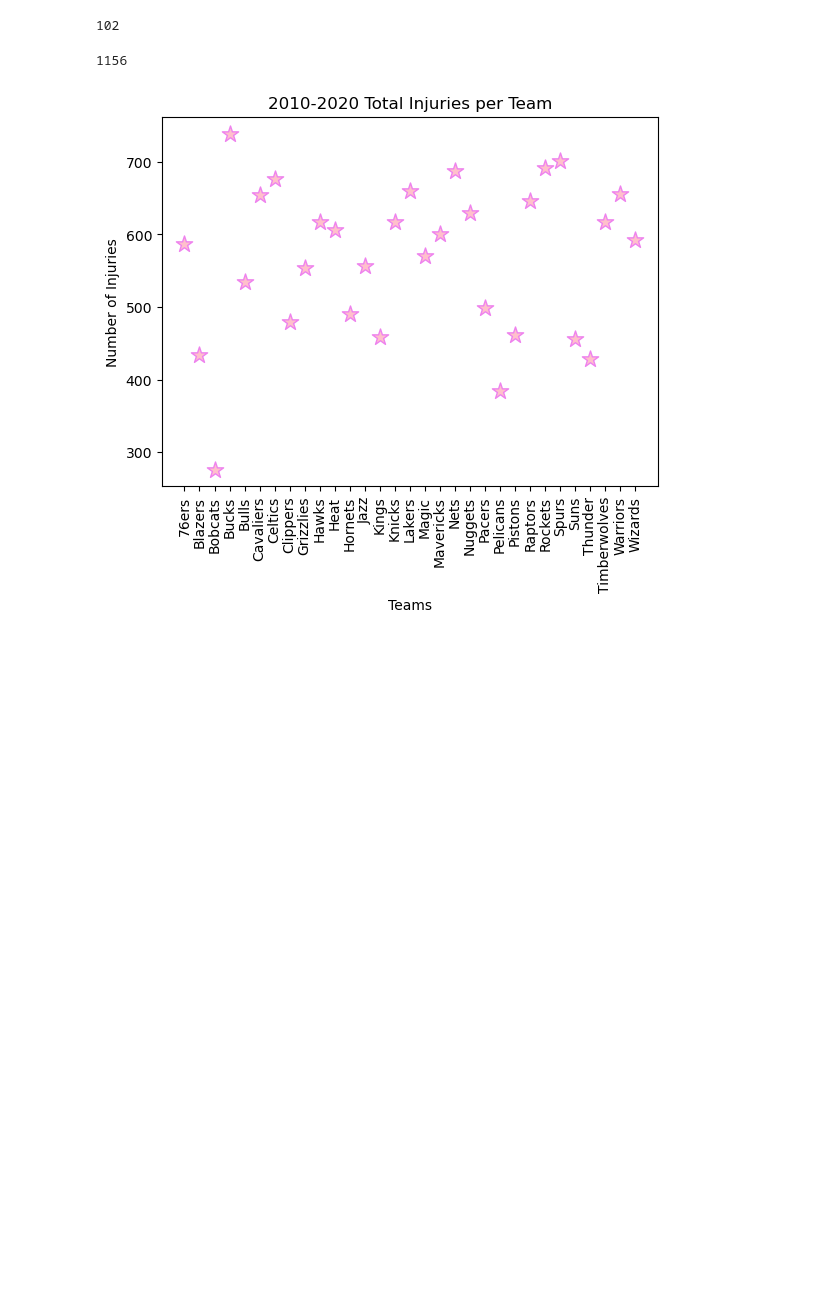
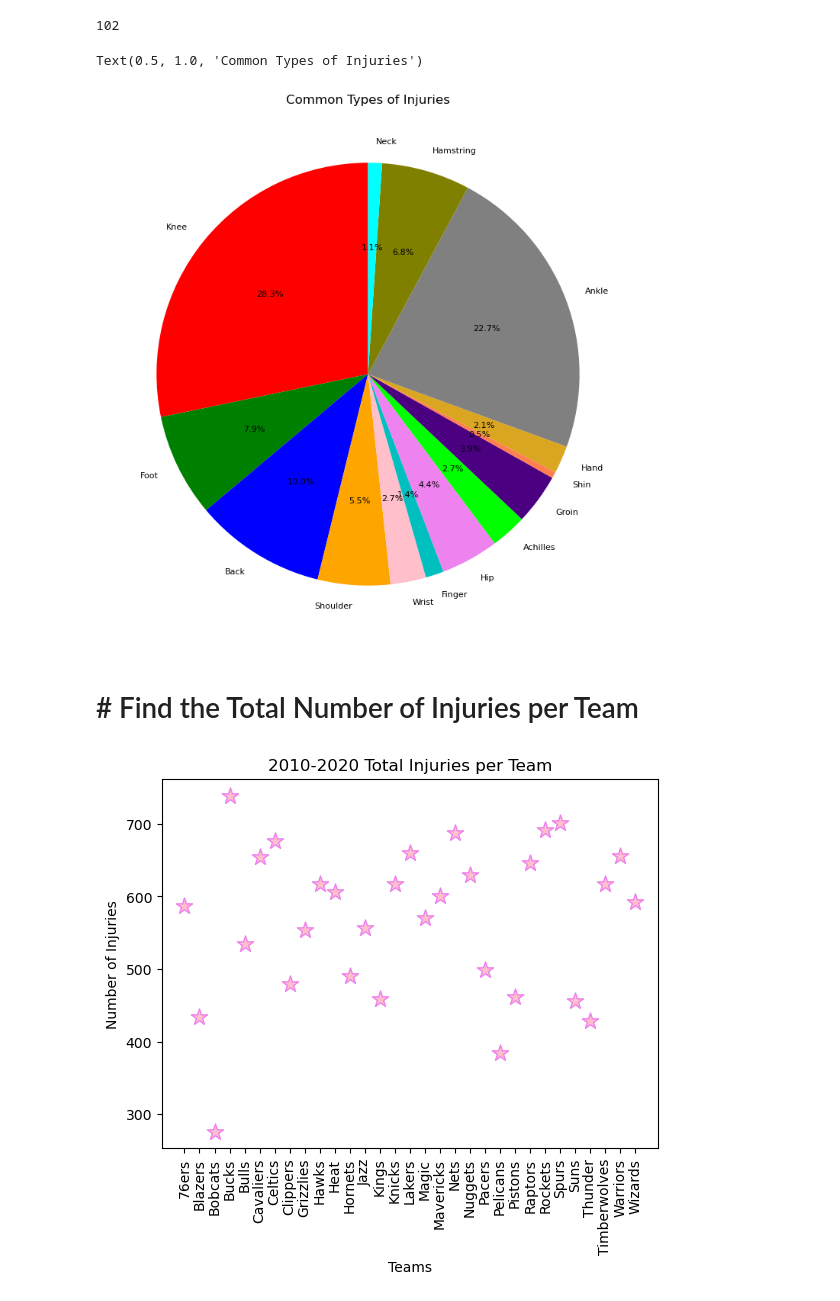
Before and after one commit to paulhji/team_gaap_project1, a Jupyter notebook: NBA Injuries.ipynb, the cells around one changed output. Drawn from its saved outputs; the diff is of its cells as text; code cells hidden in the pictures; blank space fills up the shorter version.

```diff
--- a/NBA Injuries.ipynb
+++ b/NBA Injuries.ipynb
@@ -169,12 +173,19 @@ neck_injuries_count = cleaned_injuries_df['Notes'].apply(lambda x: x.split().cou
 neck_injuries_count
 # %% [output]
 102
-# %%
-#get unique number of players missing a game or placed on inactive list
-players=new_injuries_df["Relinquished"].nunique()
-players
-# %% [output]
-1156
+# %%
+location = ['Knee', 'Foot', 'Back', 'Shoulder','Wrist','Finger','Hip','Achilles','Groin','Shin','Hand','Ankle','Hamstring','Neck']
+numbers = [2714,756,964,532,261,133,425,263,372,46,203,2185,649,102]
+
+plt.figure(figsize=(9, 9))
+plt.pie(numbers, labels=location, autopct='%1.1f%%', startangle=90, colors=['red', 'green', 'blue', 'orange','pink','c','violet','lime','indigo','coral','goldenrod','grey','olive','cyan'],textprops=dict(fontsize=8, color='black'))
+
+plt.title('Common Types of Injuries')
+# %% [output]
+Text(0.5, 1.0, 'Common Types of Injuries')
+[figure, added]
+# %% [markdown]
+# # Find the Total Number of Injuries per Team
 # %%
 #groupby teams and players
 clean_injuries_grouped = cleaned_injuries_df.groupby('Team')['Relinquished'].count().reset_index()
```
Also changed, not shown: parts of 8 cells of this notebook.
